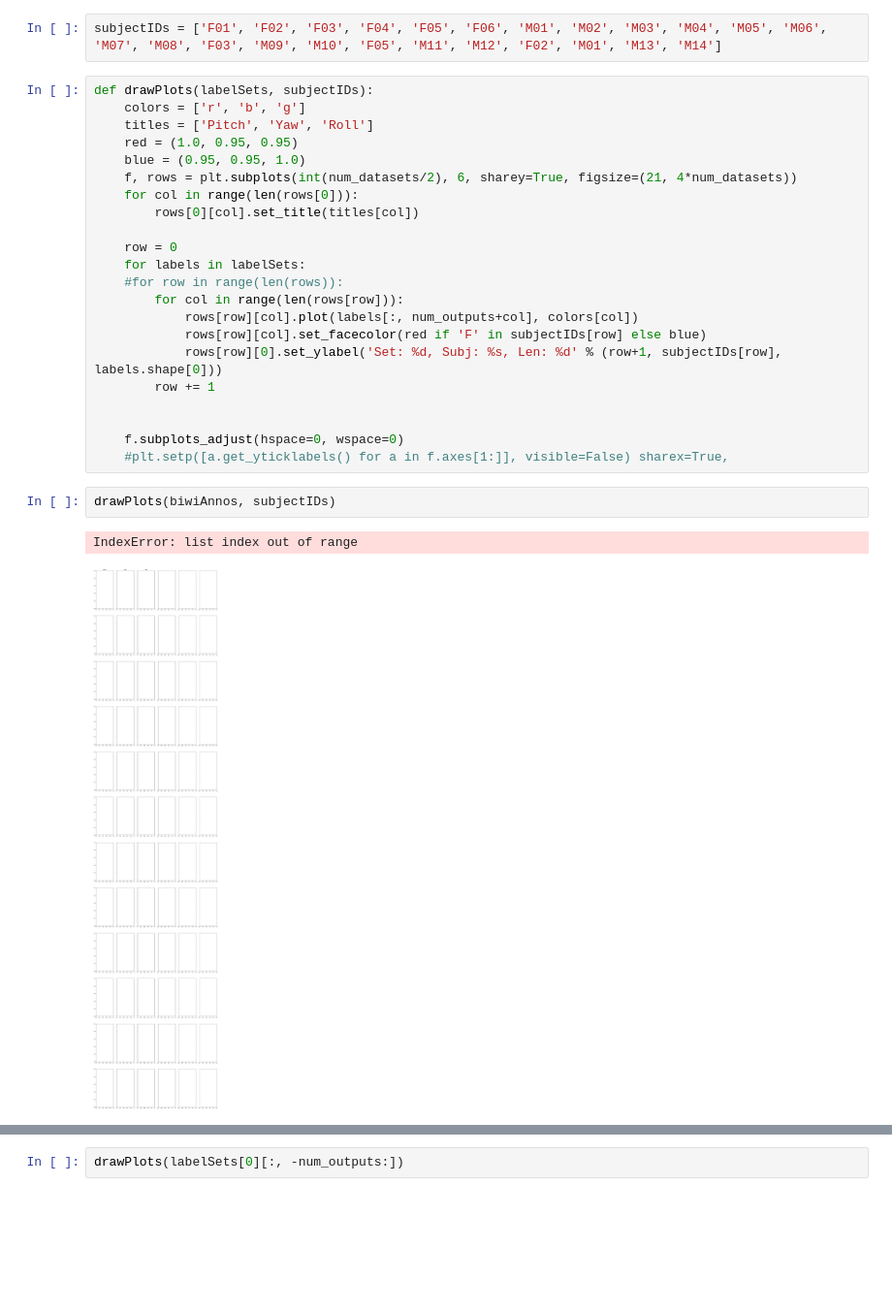
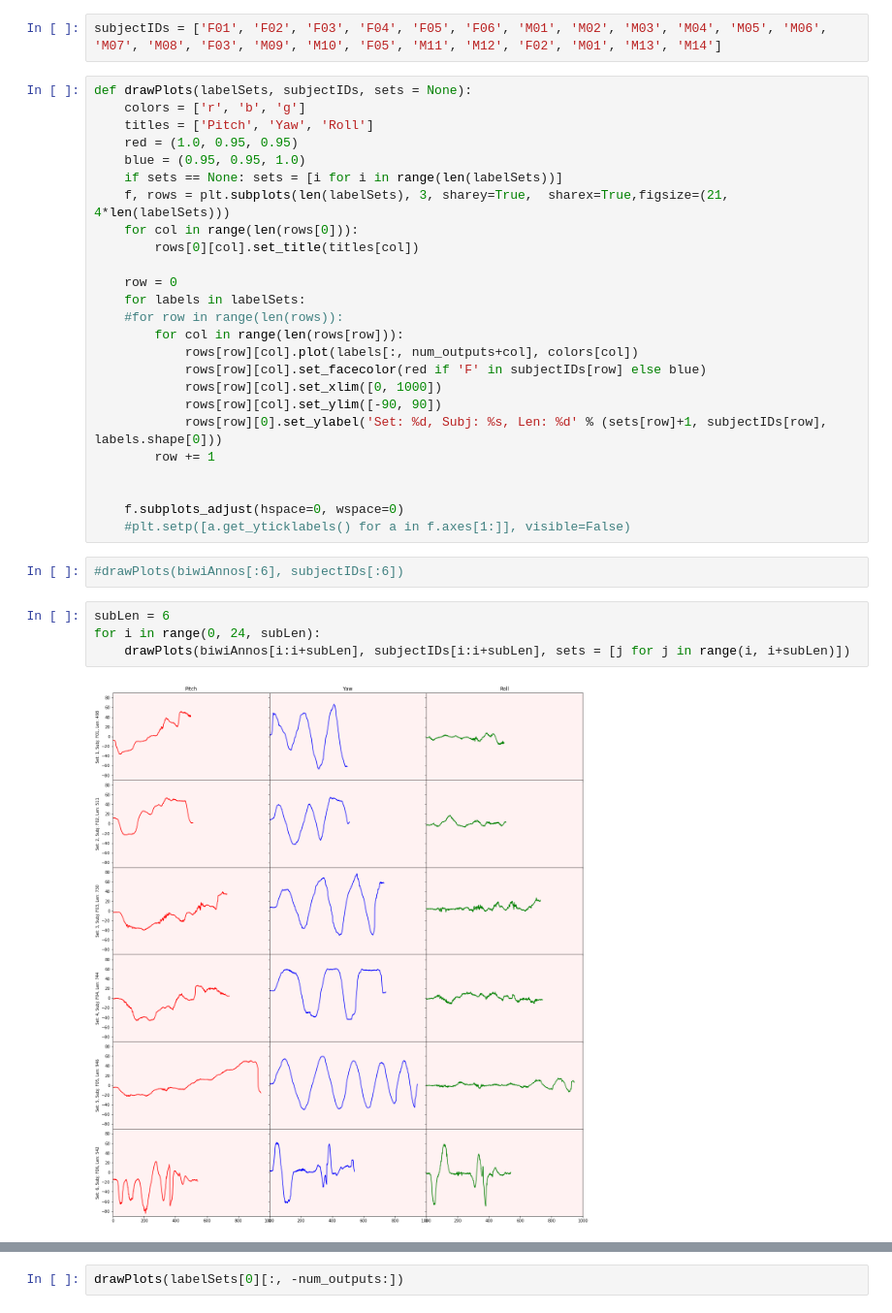
Before and after one commit to muratcancicek/Deep_RL_For_Head_Pose_Est, a Jupyter notebook: DeepRL_For_HPE/DatasetVisualizer.ipynb, the cells around one changed output, grey strips where cells are left out. Shown: that part at 97% size. Cells and saved outputs as stored; diff of their text form; blank space fills up the shorter version.

Commit message:
Visualization of BIWI_datasets

```diff
--- a/DeepRL_For_HPE/DatasetVisualizer.ipynb
+++ b/DeepRL_For_HPE/DatasetVisualizer.ipynb
@@ -17,12 +17,13 @@ biwiAnnos = [a for a in biwiAnnos]
 # %%
 subjectIDs = ['F01', 'F02', 'F03', 'F04', 'F05', 'F06', 'M01', 'M02', 'M03', 'M04', 'M05', 'M06', 'M07', 'M08', 'F03', 'M09', 'M10', 'F05', 'M11', 'M12', 'F02', 'M01', 'M13', 'M14']
 # %%
-def drawPlots(labelSets, subjectIDs):
+def drawPlots(labelSets, subjectIDs, sets = None):
     colors = ['r', 'b', 'g']
     titles = ['Pitch', 'Yaw', 'Roll']
     red = (1.0, 0.95, 0.95)
     blue = (0.95, 0.95, 1.0)
-    f, rows = plt.subplots(int(num_datasets/2), 6, sharey=True, figsize=(21, 4*num_datasets))
+    if sets == None: sets = [i for i in range(len(labelSets))]
+    f, rows = plt.subplots(len(labelSets), 3, sharey=True,  sharex=True,figsize=(21, 4*len(labelSets)))
     for col in range(len(rows[0])):
         rows[0][col].set_title(titles[col])
 
@@ -32,14 +33,19 @@ def drawPlots(labelSets, subjectIDs):
         for col in range(len(rows[row])):
             rows[row][col].plot(labels[:, num_outputs+col], colors[col])
             rows[row][col].set_facecolor(red if 'F' in subjectIDs[row] else blue)
-            rows[row][0].set_ylabel('Set: %d, Subj: %s, Len: %d' % (row+1, subjectIDs[row], labels.shape[0]))
+            rows[row][col].set_xlim([0, 1000])
+            rows[row][col].set_ylim([-90, 90])
+            rows[row][0].set_ylabel('Set: %d, Subj: %s, Len: %d' % (sets[row]+1, subjectIDs[row], labels.shape[0]))
         row += 1
 
 
     f.subplots_adjust(hspace=0, wspace=0)
-    #plt.setp([a.get_yticklabels() for a in f.axes[1:]], visible=False) sharex=True,
+    #plt.setp([a.get_yticklabels() for a in f.axes[1:]], visible=False)
-# %%
-drawPlots(biwiAnnos, subjectIDs)
-# %% [output]
-IndexError: list index out of range
-[figure, removed]
+# %%
+#drawPlots(biwiAnnos[:6], subjectIDs[:6])
+# %%
+subLen = 6
+for i in range(0, 24, subLen):
+    drawPlots(biwiAnnos[i:i+subLen], subjectIDs[i:i+subLen], sets = [j for j in range(i, i+subLen)])
+# %% [output]
+[figure, added]
```
Also changed, not shown: parts of 1 cell of this notebook, 7 other files.
